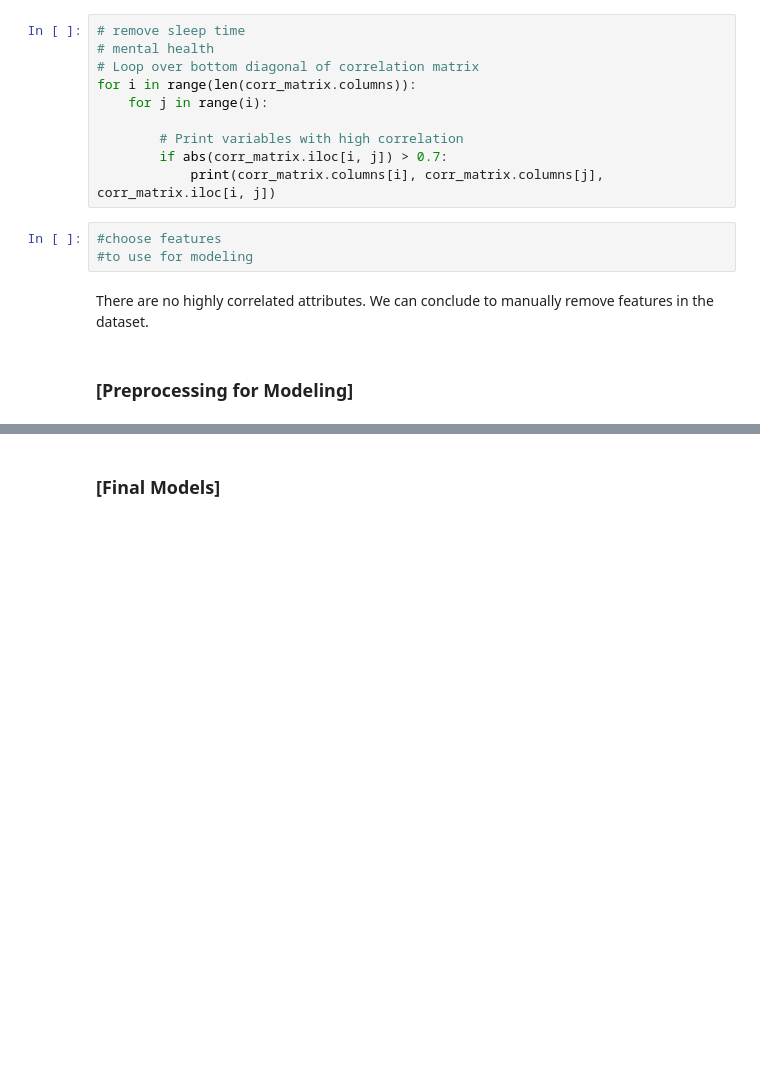
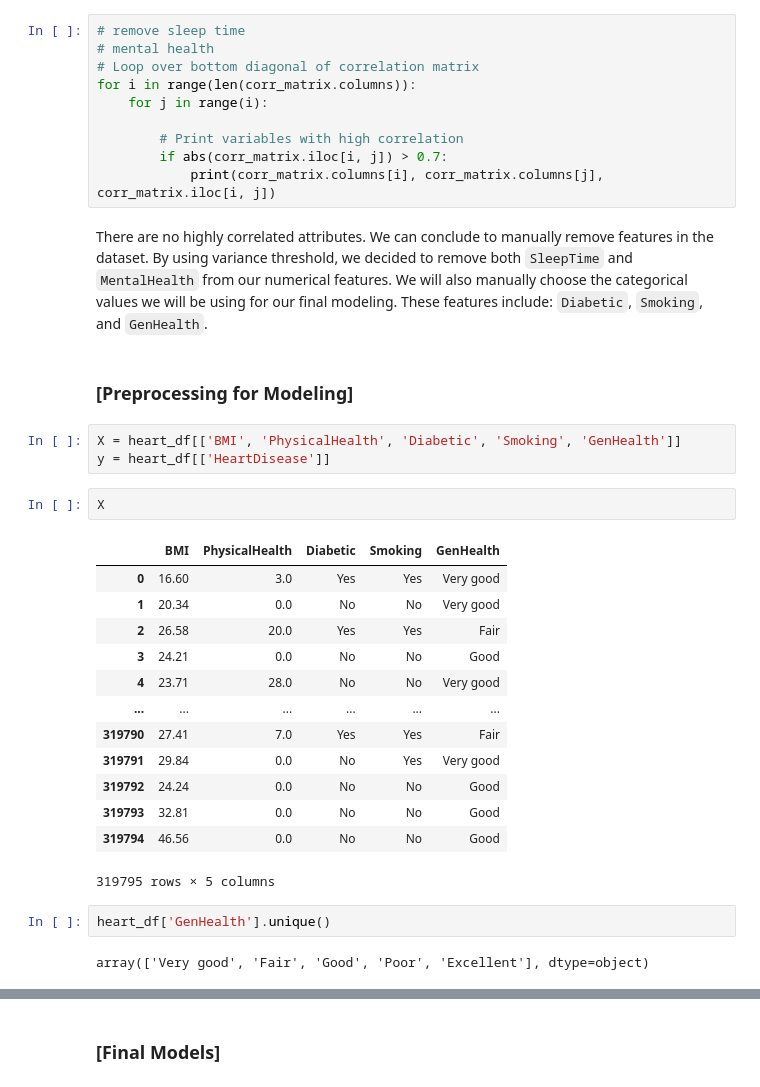
Before and after one commit to ChrisGarciaDS/HeartDisease, a Jupyter notebook: heartdisease.ipynb, the cells around one changed output, grey strips where cells are left out. Cells and saved outputs as stored; diff of their text form; blank space fills up the shorter version.

```diff
--- a/heartdisease.ipynb
+++ b/heartdisease.ipynb
@@ -323,10 +323,30 @@ for i in range(len(corr_matrix.columns)):
         # Print variables with high correlation
         if abs(corr_matrix.iloc[i, j]) > 0.7:
             print(corr_matrix.columns[i], corr_matrix.columns[j], corr_matrix.iloc[i, j])
-# %%
-#choose features
-#to use for modeling
 # %% [markdown]
-There are no highly correlated attributes. We can conclude to manually remove features in the dataset.
+There are no highly correlated attributes. We can conclude to manually remove features in the dataset. By using variance threshold, we decided to remove both `SleepTime` and `MentalHealth` from our numerical features. We will also manually choose the categorical values we will be using for our final modeling. These features include: `Diabetic`, `Smoking`, and `GenHealth`.
 # %% [markdown]
 ### [Preprocessing for Modeling]
+# %%
+X = heart_df[['BMI', 'PhysicalHealth', 'Diabetic', 'Smoking', 'GenHealth']]
+y = heart_df[['HeartDisease']]
+# %%
+X
+# %% [output]
+|  | BMI | PhysicalHealth | Diabetic | Smoking | GenHealth |
+| 0 | 16.60 | 3.0 | Yes | Yes | Very good |
+| 1 | 20.34 | 0.0 | No | No | Very good |
+| 2 | 26.58 | 20.0 | Yes | Yes | Fair |
+| 3 | 24.21 | 0.0 | No | No | Good |
+| 4 | 23.71 | 28.0 | No | No | Very good |
+| ... | ... | ... | ... | ... | ... |
+| 319790 | 27.41 | 7.0 | Yes | Yes | Fair |
+| 319791 | 29.84 | 0.0 | No | Yes | Very good |
+| 319792 | 24.24 | 0.0 | No | No | Good |
+| 319793 | 32.81 | 0.0 | No | No | Good |
+| 319794 | 46.56 | 0.0 | No | No | Good |
+319795 rows × 5 columns
+# %%
+heart_df['GenHealth'].unique()
+# %% [output]
+array(['Very good', 'Fair', 'Good', 'Poor', 'Excellent'], dtype=object)
```
Also changed, not shown: parts of 28 cells of this notebook.
